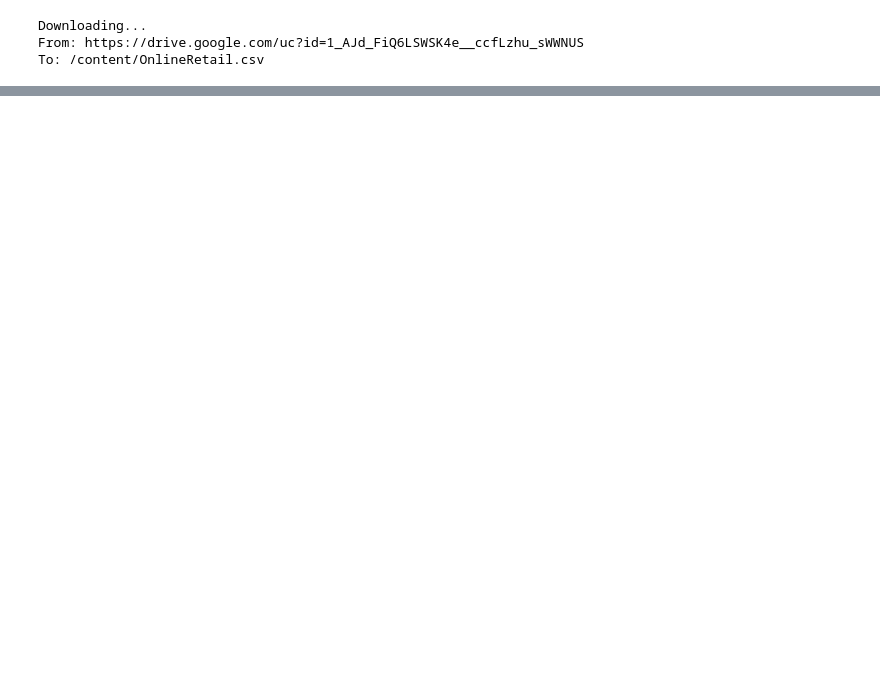
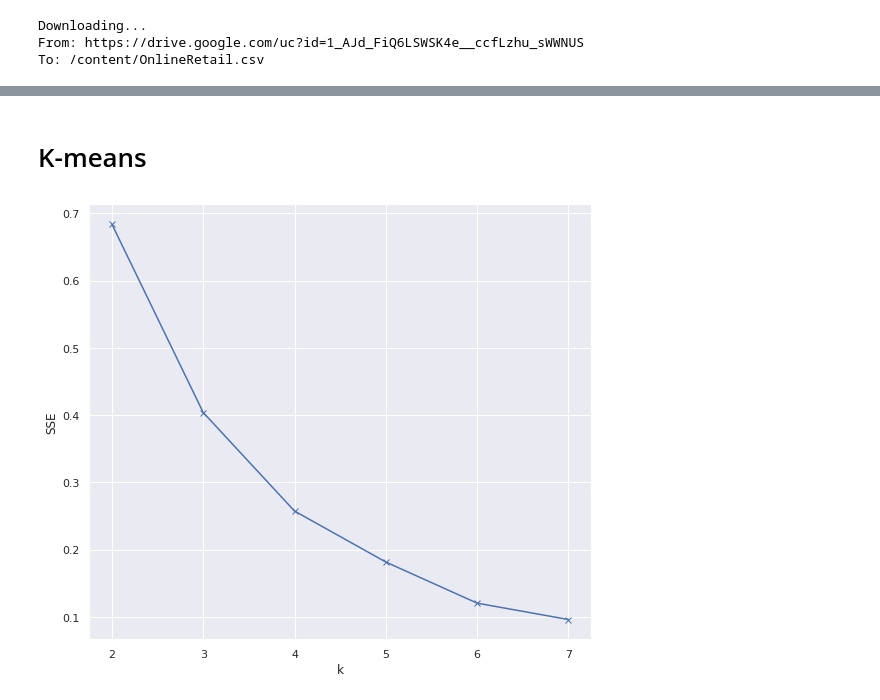
Before and after one commit to jmarrietar/mineria-de-datos, a Jupyter notebook: [Proyecto] Clustering.ipynb, the cells around one changed output, grey strips where cells are left out. Saved outputs shown, nothing was run; the diff lists cells and outputs as text; code cells hidden in the pictures; blank space fills up the shorter version.

```diff
--- a/[Proyecto] Clustering.ipynb
+++ b/[Proyecto] Clustering.ipynb
@@ -266,0 +92,16 @@ TO DO:
+# %% [markdown]
+# K-means
+# %%
+Sum_of_squared_distances = []
+K = range(2,8)
+for k in K:
+    km = KMeans(n_clusters=k)
+    km = km.fit(customers_purchases[["Quantity_norm", "total_sales_amount_norm"]])
+    Sum_of_squared_distances.append(km.inertia_)
+
+plt.plot(K, Sum_of_squared_distances, 'bx-')
+plt.xlabel('k')
+plt.ylabel('SSE')
+plt.show()
+# %% [output]
+[figure, added]
```
Also changed, not shown: parts of 55 cells of this notebook.
